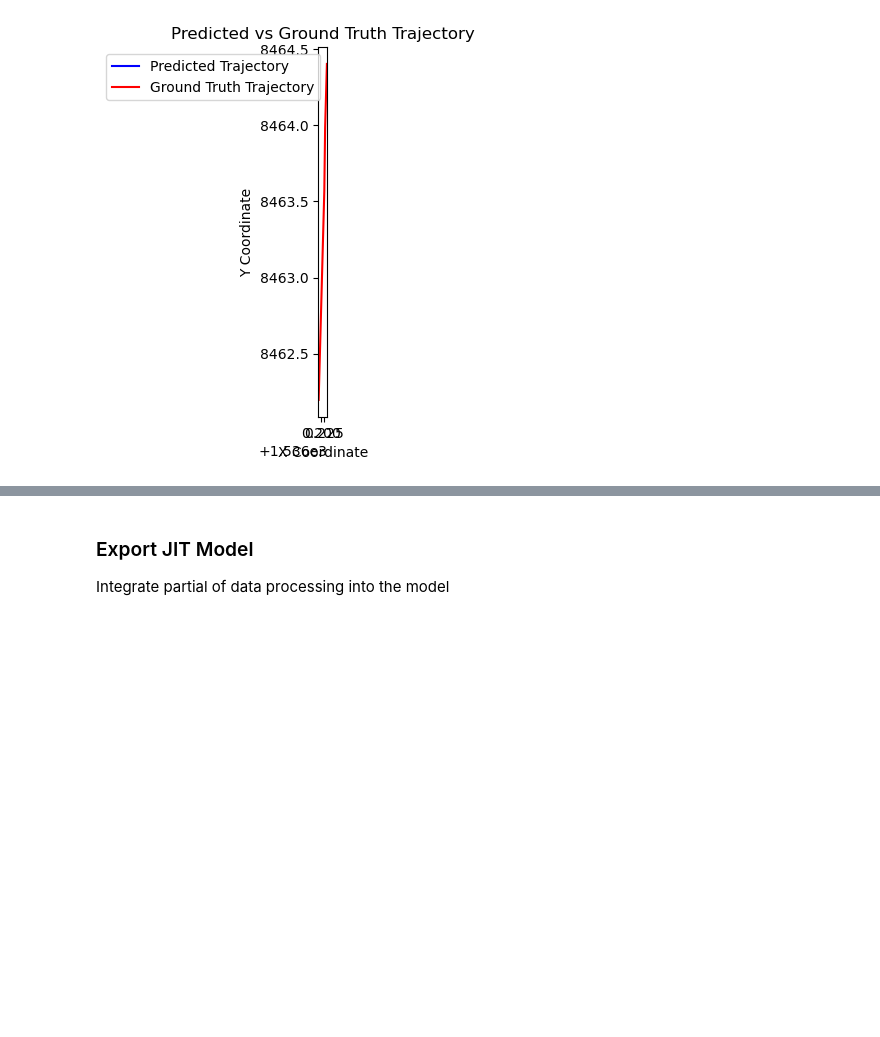
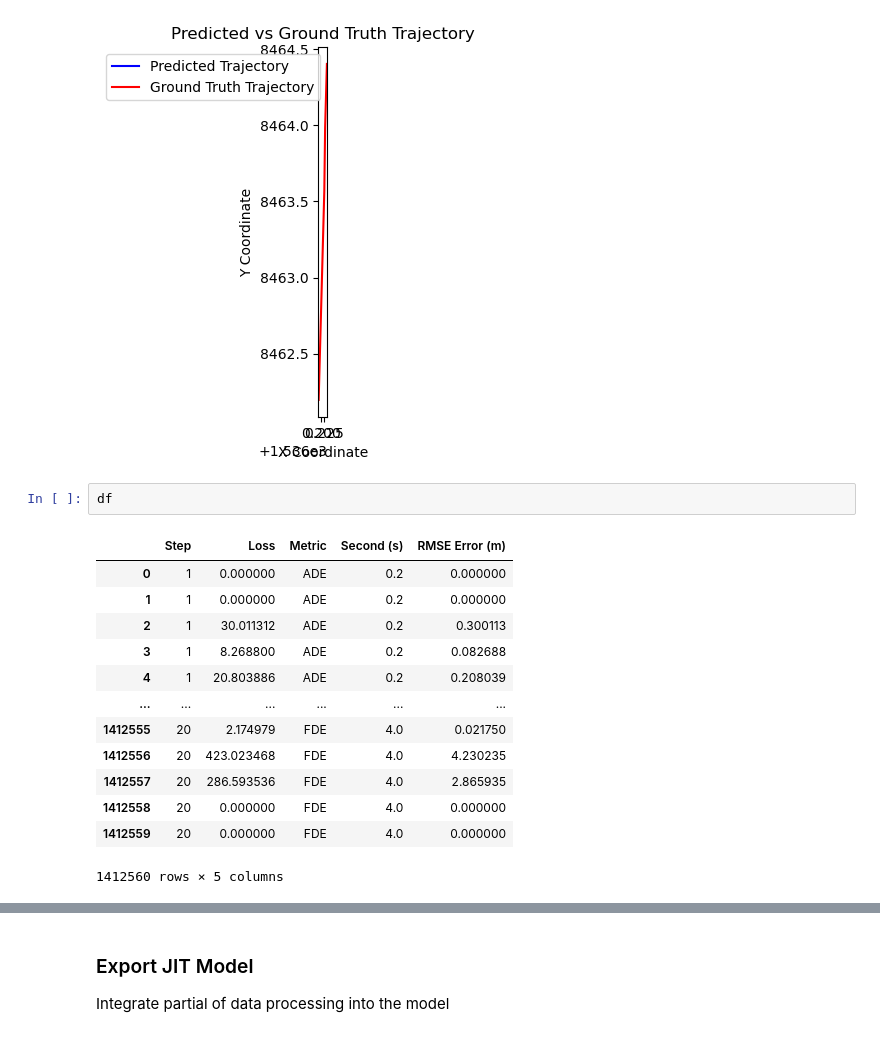
Before and after one commit to priest-yang/Pedestrian-Trajectory-Prediction, a Jupyter notebook: notebook/TFT_Flowmatching.ipynb, the cells around one changed output, grey strips where cells are left out. Cells and saved outputs as stored; diff of their text form; blank space fills up the shorter version.

```diff
--- a/notebook/TFT_Flowmatching.ipynb
+++ b/notebook/TFT_Flowmatching.ipynb
@@ -1029,6 +1078,22 @@ ax.legend()
 plt.show()
 # %% [output]
 [figure]
+# %%
+df
+# %% [output]
+|  | Step | Loss | Metric | Second (s) | RMSE Error (m) |
+| 0 | 1 | 0.000000 | ADE | 0.2 | 0.000000 |
+| 1 | 1 | 0.000000 | ADE | 0.2 | 0.000000 |
+| 2 | 1 | 30.011312 | ADE | 0.2 | 0.300113 |
+| 3 | 1 | 8.268800 | ADE | 0.2 | 0.082688 |
+| 4 | 1 | 20.803886 | ADE | 0.2 | 0.208039 |
+| ... | ... | ... | ... | ... | ... |
+| 1412555 | 20 | 2.174979 | FDE | 4.0 | 0.021750 |
+| 1412556 | 20 | 423.023468 | FDE | 4.0 | 4.230235 |
+| 1412557 | 20 | 286.593536 | FDE | 4.0 | 2.865935 |
+| 1412558 | 20 | 0.000000 | FDE | 4.0 | 0.000000 |
+| 1412559 | 20 | 0.000000 | FDE | 4.0 | 0.000000 |
+1412560 rows × 5 columns
 # %%
 exp_results = df.groupby(by=['Second (s)', 'type']).mean().unstack()['RMSE Error (m)']
 exp_results.to_csv(f'../model/{model_name}/{folder_name}/result.csv')
```
Also changed, not shown: parts of 2 cells of this notebook.
